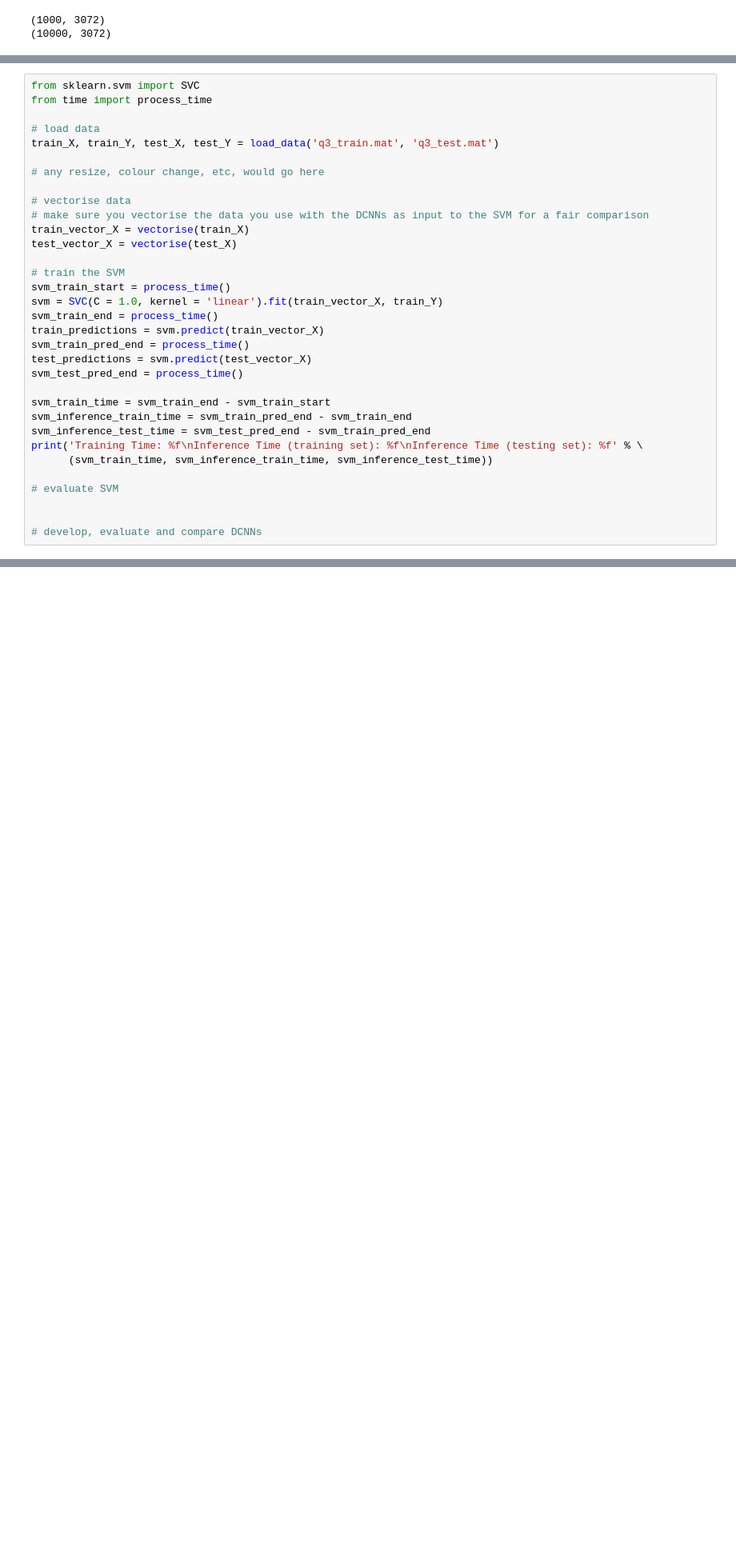
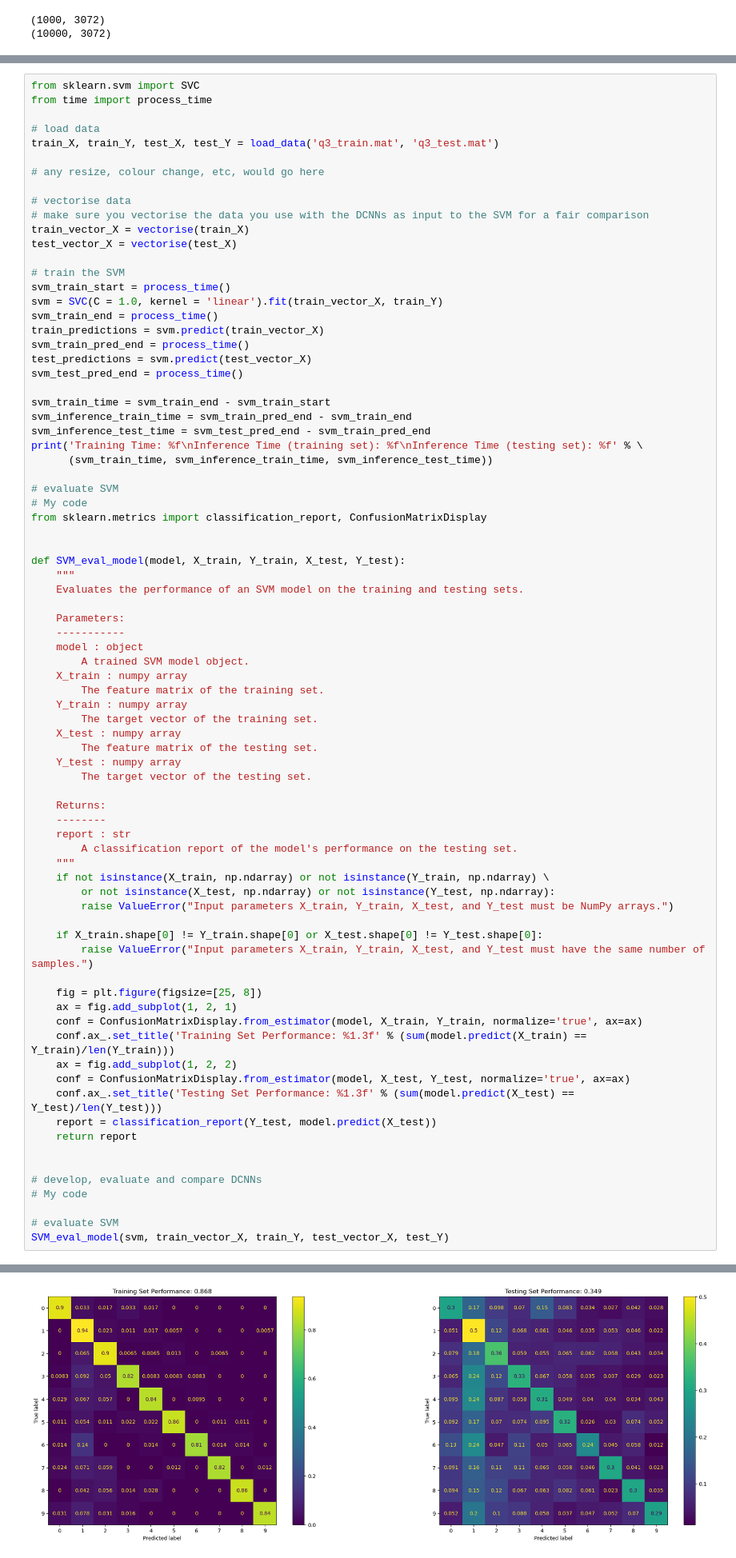
Before and after one commit to DonMMK/Machine-Learning-CAB420, a Jupyter notebook: assessment1a/Q3/CAB420_A1A_Q3_Template.ipynb, the cells around one changed output, grey strips where cells are left out. Shown at 80% size. Drawn from its saved outputs; the diff is of its cells as text; blank space fills up the shorter version.

```diff
--- a/assessment1a/Q3/CAB420_A1A_Q3_Template.ipynb
+++ b/assessment1a/Q3/CAB420_A1A_Q3_Template.ipynb
@@ -226,7 +229,53 @@ print('Training Time: %f\nInference Time (training set): %f\nInference Time (tes
       (svm_train_time, svm_inference_train_time, svm_inference_test_time))
 
 # evaluate SVM
+# My code
+from sklearn.metrics import classification_report, ConfusionMatrixDisplay
+
+
+def SVM_eval_model(model, X_train, Y_train, X_test, Y_test):
+    """
+    Evaluates the performance of an SVM model on the training and testing sets.
+
+    Parameters:
+    -----------
+    model : object
+        A trained SVM model object.
+    X_train : numpy array
+        The feature matrix of the training set.
+    Y_train : numpy array
+        The target vector of the training set.
+    X_test : numpy array
+        The feature matrix of the testing set.
+    Y_test : numpy array
+        The target vector of the testing set.
+
+    Returns:
+    --------
+    report : str
+        A classification report of the model's performance on the testing set.
+    """
+    if not isinstance(X_train, np.ndarray) or not isinstance(Y_train, np.ndarray) \
+        or not isinstance(X_test, np.ndarray) or not isinstance(Y_test, np.ndarray):
+        raise ValueError("Input parameters X_train, Y_train, X_test, and Y_test must be NumPy arrays.")
+
+    if X_train.shape[0] != Y_train.shape[0] or X_test.shape[0] != Y_test.shape[0]:
+        raise ValueError("Input parameters X_train, Y_train, X_test, and Y_test must have the same number of samples.")
+
+    fig = plt.figure(figsize=[25, 8])
+    ax = fig.add_subplot(1, 2, 1)
+    conf = ConfusionMatrixDisplay.from_estimator(model, X_train, Y_train, normalize='true', ax=ax)
+    conf.ax_.set_title('Training Set Performance: %1.3f' % (sum(model.predict(X_train) == Y_train)/len(Y_train)))
+    ax = fig.add_subplot(1, 2, 2)
+    conf = ConfusionMatrixDisplay.from_estimator(model, X_test, Y_test, normalize='true', ax=ax)
+    conf.ax_.set_title('Testing Set Performance: %1.3f' % (sum(model.predict(X_test) == Y_test)/len(Y_test)))
+    report = classification_report(Y_test, model.predict(X_test))
+    return report
 
 
 # develop, evaluate and compare DCNNs
+# My code
+
+# evaluate SVM
+SVM_eval_model(svm, train_vector_X, train_Y, test_vector_X, test_Y)
 # %% [output]
@@ -235,0 +286 @@ Inference Time (testing set): 21.416867
+[figure, added]
```
Also changed, not shown: parts of 8 cells of this notebook.
